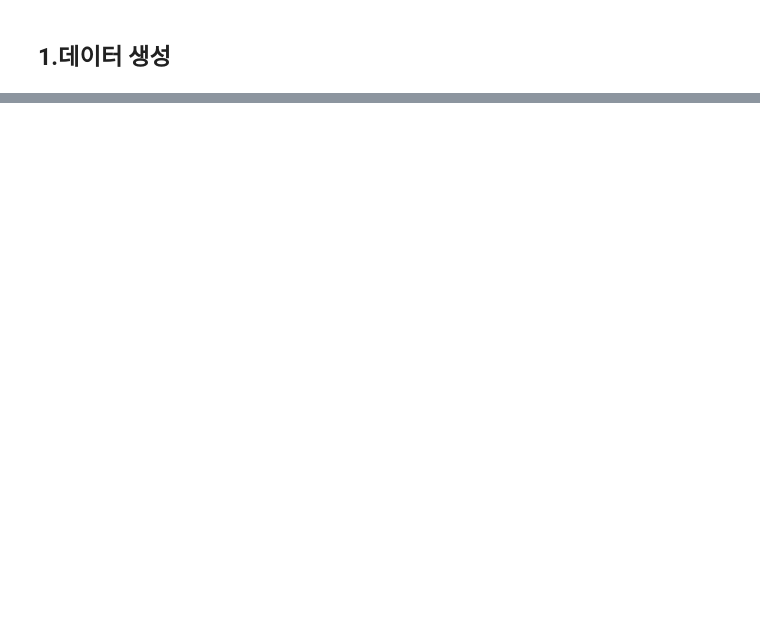
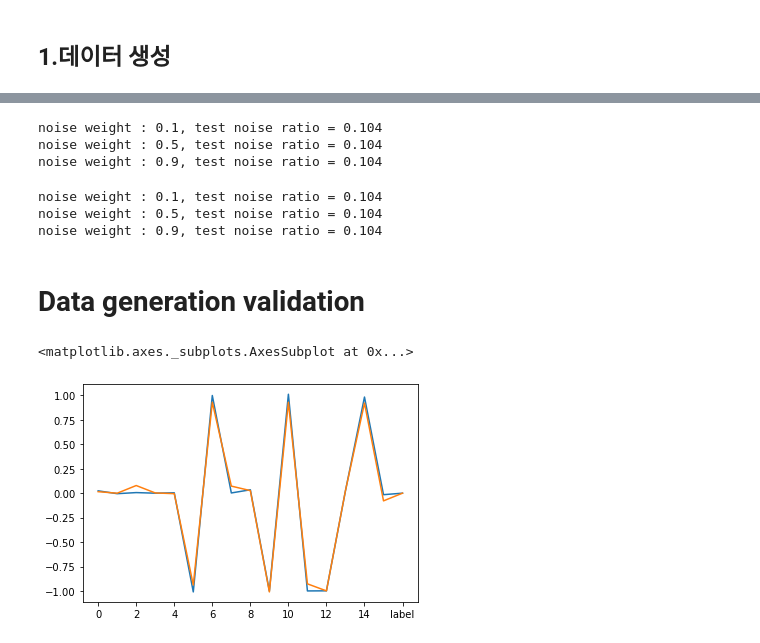
Before and after one commit to minsoo9506/my-paper, a Jupyter notebook: simulation_data_generate.ipynb, the cells around one changed output, grey strips where cells are left out. Drawn from its saved outputs; the diff is of its cells as text; code cells hidden in the pictures; blank space fills up the shorter version.

Commit message:
data 생성 코드 수정 & 완성

```diff
--- a/simulation_data_generate.ipynb
+++ b/simulation_data_generate.ipynb
@@ -119,0 +135,70 @@ noise ratio : 0.7, noise weight : 0.9, train noise ratio = 0.115
+# %%
+for ratio in [0.1]:
+    for weight in [0.1, 0.5, 0.9]:
+
+        num_dirty_1, dirty_df_1, choice_idx_1 = contamination(X1, y1, ratio, weight, False) # noise는 train, valid 모두에 들어가있다.
+        test_noise = num_dirty_1  / (X1.shape[0] * 0.1)
+
+        print(f'noise weight : {weight}, test noise ratio = {test_noise:.3f}')
+
+        if ratio == 0.07:
+            _ratio = '001'
+        else:
+            _ratio = '010'
+
+        if weight == 0.1:
+            _weight = '01'
+        elif weight == 0.5:
+            _weight = '05'
+        else:
+            _weight = '09'
+
+        dirty_df_1.to_csv('./sim_data/smallTestNoise_' + _ratio + '_' + _weight + '.csv', index=False)
+
+        with open('./sim_data/smallTestNoise_' + _ratio + '_' + _weight + '.pickle', 'wb') as f:
+            pickle.dump(choice_idx_1, f, pickle.HIGHEST_PROTOCOL)
+# %% [output]
+noise weight : 0.1, test noise ratio = 0.104
+noise weight : 0.5, test noise ratio = 0.104
+noise weight : 0.9, test noise ratio = 0.104
+# %%
+for ratio in [0.1]:
+    for weight in [0.1, 0.5, 0.9]:
+
+        num_dirty_2, dirty_df_2, choice_idx_2 = contamination(X2, y2, ratio, weight, False) # noise는 train, valid 모두에 들어가있다.
+        test_noise = num_dirty_2  / (X2.shape[0] * 0.1)
+
+        print(f'noise weight : {weight}, test noise ratio = {test_noise:.3f}')
+
+        if ratio == 0.07:
+            _ratio = '001'
+        else:
+            _ratio = '010'
+
+        if weight == 0.1:
+            _weight = '01'
+        elif weight == 0.5:
+            _weight = '05'
+        else:
+            _weight = '09'
+
+        dirty_df_2.to_csv('./sim_data/bigTestNoise_' + _ratio + '_' + _weight + '.csv', index=False)
+
+        with open('./sim_data/bigTestNoise_' + _ratio + '_' + _weight + '.pickle', 'wb') as f:
+            pickle.dump(choice_idx_2, f, pickle.HIGHEST_PROTOCOL)
+# %% [output]
+noise weight : 0.1, test noise ratio = 0.104
+noise weight : 0.5, test noise ratio = 0.104
+noise weight : 0.9, test noise ratio = 0.104
+# %% [markdown]
+# Data generation validation
+# %%
+smallNormal = pd.read_csv('./sim_data/smallNormal.csv')
+smallTrainNoise_010_09 = pd.read_csv('./sim_data/smallTrainNoise_010_09.csv')
+smallTestNoise_010_09 = pd.read_csv('./sim_data/smallTestNoise_010_09.csv')
+# %%
+smallNormal.loc[smallNormal['label'] == 0, :].mean().plot()
+smallTrainNoise_010_09.loc[smallTrainNoise_010_09['label'] == 0, :].mean().plot()
+# %% [output]
+<matplotlib.axes._subplots.AxesSubplot at 0x...>
+[figure, added]
```
Also changed, not shown: parts of 9 cells of this notebook.
